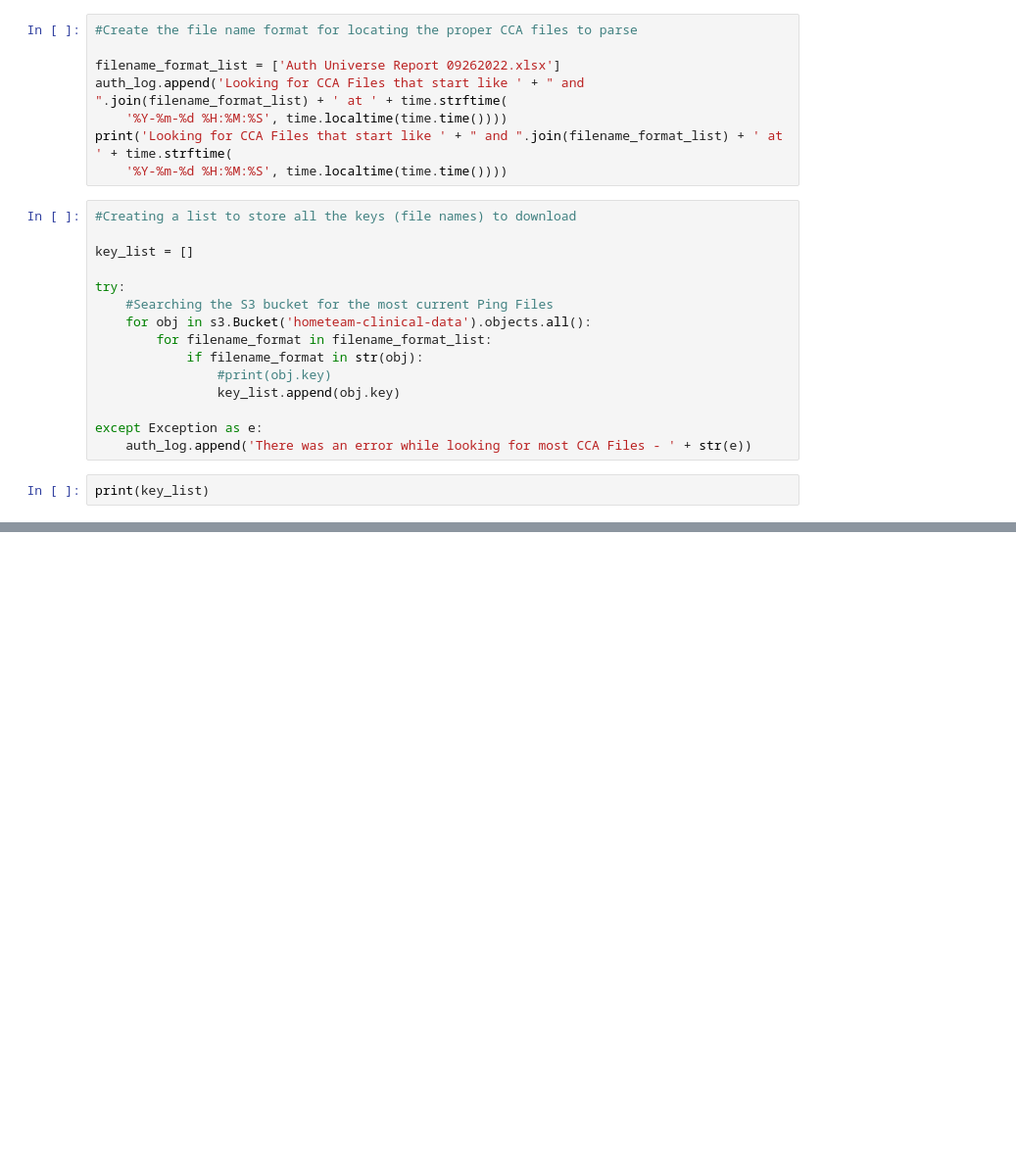
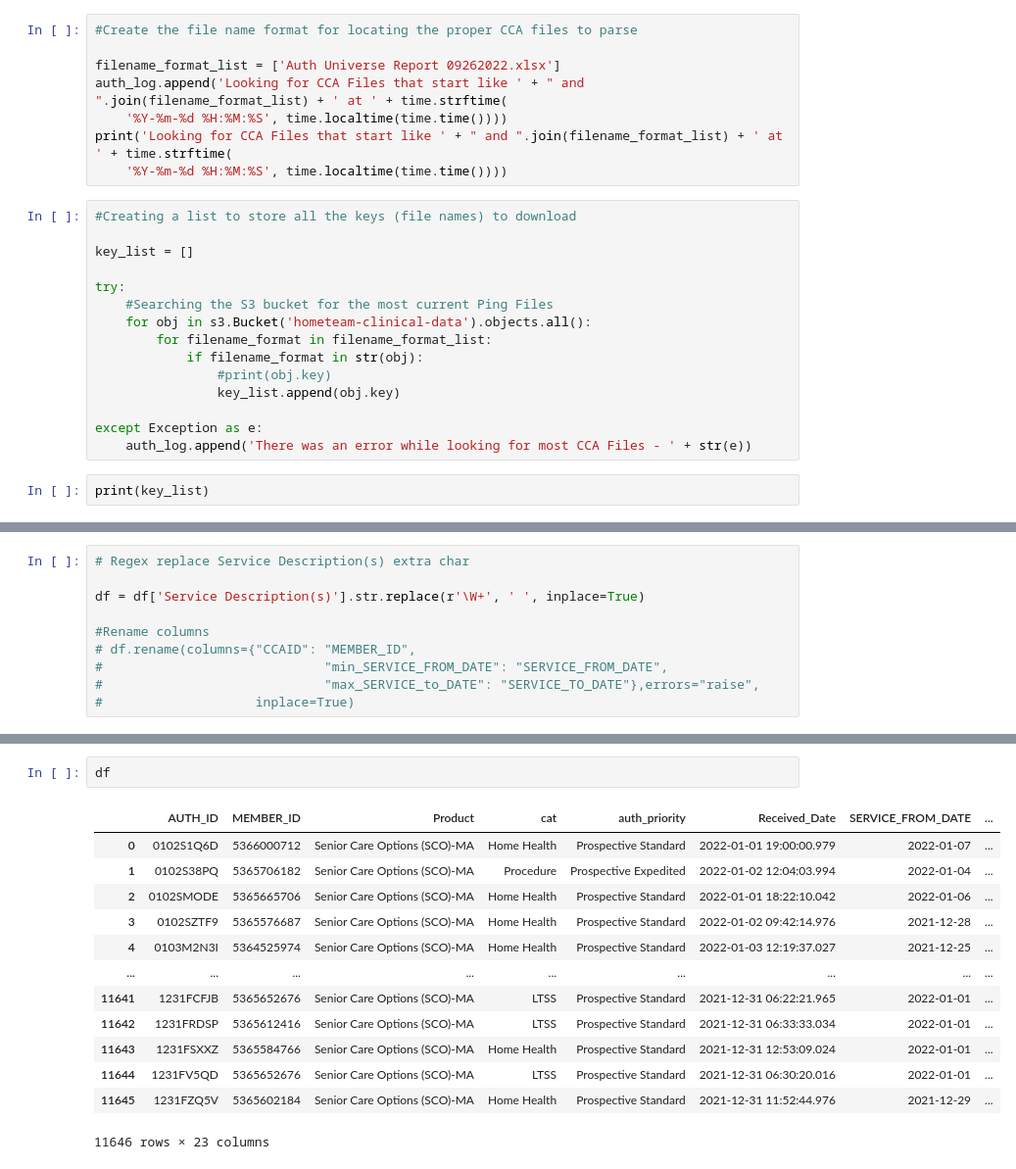
Before and after one commit to jdriggersVesta/Python, a Jupyter notebook: Python/Auth/CCA_Auth.ipynb, the cells around one changed output, grey strips where cells are left out. Shown at 98% size. Drawn from its saved outputs; the diff is of its cells as text; blank space fills up the shorter version.

```diff
--- a/Python/Auth/CCA_Auth.ipynb
+++ b/Python/Auth/CCA_Auth.ipynb
@@ -71,0 +180,10 @@ print(key_list)
+# %%
+# Regex replace Service Description(s) extra char
+
+df = df['Service Description(s)'].str.replace(r'\W+', ' ', inplace=True)
+
+#Rename columns
+# df.rename(columns={"CCAID": "MEMBER_ID",
+#                             "min_SERVICE_FROM_DATE": "SERVICE_FROM_DATE",
+#                             "max_SERVICE_to_DATE": "SERVICE_TO_DATE"},errors="raise",
+#                    inplace=True)
@@ -71,0 +271,16 @@ print(key_list)
+# %%
+df
+# %% [output]
+|  | AUTH_ID | MEMBER_ID | Product | cat | auth_priority | Received_Date | SERVICE_FROM_DATE | ... |
+| 0 | 0102S1Q6D | 5366000712 | Senior Care Options (SCO)-MA | Home Health | Prospective Standard | 2022-01-01 19:00:00.979 | 2022-01-07 | ... |
+| 1 | 0102S38PQ | 5365706182 | Senior Care Options (SCO)-MA | Procedure | Prospective Expedited | 2022-01-02 12:04:03.994 | 2022-01-04 | ... |
+| 2 | 0102SMODE | 5365665706 | Senior Care Options (SCO)-MA | Home Health | Prospective Standard | 2022-01-01 18:22:10.042 | 2022-01-06 | ... |
+| 3 | 0102SZTF9 | 5365576687 | Senior Care Options (SCO)-MA | Home Health | Prospective Standard | 2022-01-02 09:42:14.976 | 2021-12-28 | ... |
+| 4 | 0103M2N3I | 5364525974 | Senior Care Options (SCO)-MA | Home Health | Prospective Standard | 2022-01-03 12:19:37.027 | 2021-12-25 | ... |
+| ... | ... | ... | ... | ... | ... | ... | ... | ... |
+| 11641 | 1231FCFJB | 5365652676 | Senior Care Options (SCO)-MA | LTSS | Prospective Standard | 2021-12-31 06:22:21.965 | 2022-01-01 | ... |
+| 11642 | 1231FRDSP | 5365612416 | Senior Care Options (SCO)-MA | LTSS | Prospective Standard | 2021-12-31 06:33:33.034 | 2022-01-01 | ... |
+| 11643 | 1231FSXXZ | 5365584766 | Senior Care Options (SCO)-MA | Home Health | Prospective Standard | 2021-12-31 12:53:09.024 | 2022-01-01 | ... |
+| 11644 | 1231FV5QD | 5365652676 | Senior Care Options (SCO)-MA | LTSS | Prospective Standard | 2021-12-31 06:30:20.016 | 2022-01-01 | ... |
+| 11645 | 1231FZQ5V | 5365602184 | Senior Care Options (SCO)-MA | Home Health | Prospective Standard | 2021-12-31 11:52:44.976 | 2021-12-29 | ... |
+11646 rows × 23 columns
```
Also changed, not shown: parts of 11 cells of this notebook, 4 other files.
